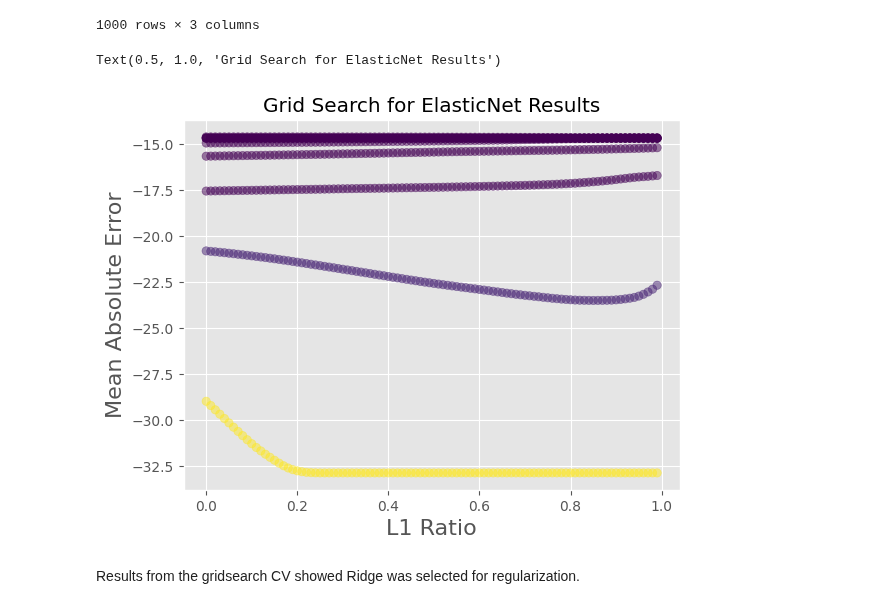
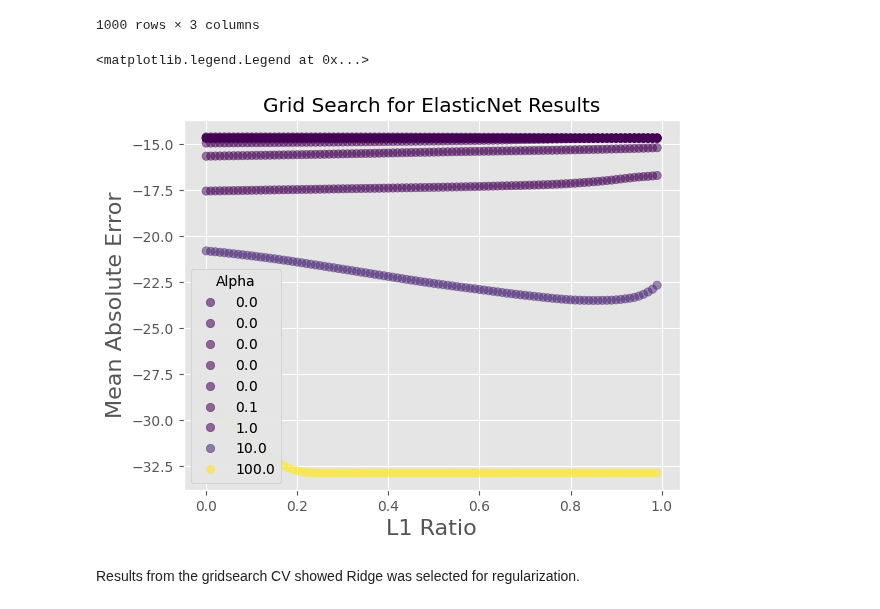
Before and after one commit to boneeyah/QTW, a Jupyter notebook: Case Study 1/Case_Study_1.ipynb, the cells around one changed output. Saved outputs shown, nothing was run; the diff lists cells and outputs as text; code cells hidden in the pictures.

```diff
--- a/Case Study 1/Case_Study_1.ipynb
+++ b/Case Study 1/Case_Study_1.ipynb
@@ -128,14 +128,22 @@ grid_results_table
 | 999 | 100.0 | 0.99 | -32.866452 |
 1000 rows × 3 columns
 # %%
+fig, ax = plt.subplots()
+
+scatter=plt.scatter('l1_ratio', 'MAE', c='alpha', alpha=0.5, data=grid_results_table)
+
 plt.style.use('ggplot')
-plt.scatter('l1_ratio', 'MAE', c='alpha', alpha=0.5, data=grid_results_table)
 plt.xlabel("L1 Ratio", size=16)
 plt.ylabel("Mean Absolute Error", size=16)
 plt.title('Grid Search for ElasticNet Results')
+
+# produce a legend with the unique colors from the scatter
+legend1 = ax.legend(*scatter.legend_elements(),
+                    loc="lower left", title="Alpha")
+ax.add_artist(legend1)
 # %% [output]
-Text(0.5, 1.0, 'Grid Search for ElasticNet Results')
+<matplotlib.legend.Legend at 0x...>
-[figure, old version]
+[figure, new version]
 # %% [markdown]
 Results from the gridsearch CV showed Ridge was selected for regularization.
 # %%
```
